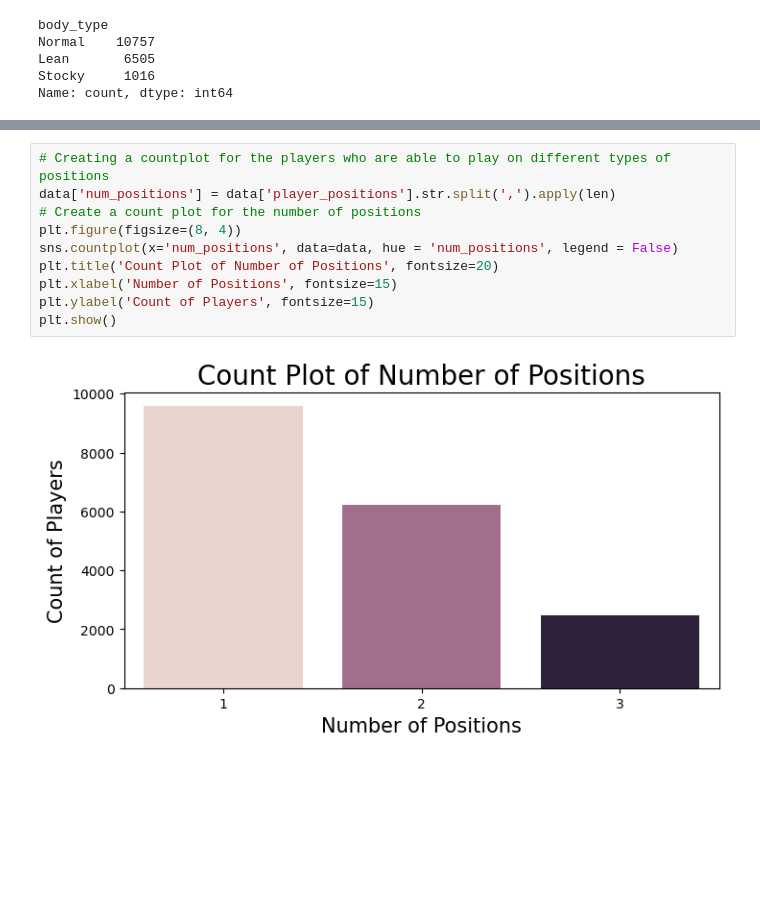
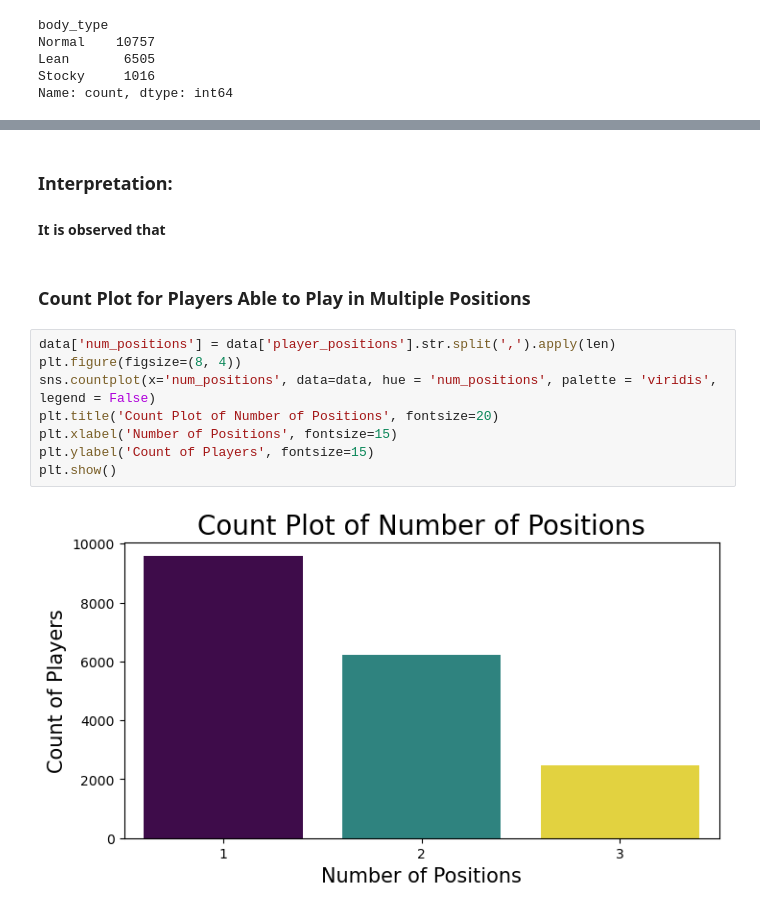
Before and after one commit to Keshav26022001/Projects, a Jupyter notebook: Fifa/Fifa_20.ipynb, the cells around one changed output, grey strips where cells are left out. Drawn from its saved outputs; the diff is of its cells as text; blank space fills up the shorter version.

```diff
--- a/Fifa/Fifa_20.ipynb
+++ b/Fifa/Fifa_20.ipynb
@@ -492,15 +499,18 @@ plt.tight_layout()
 plt.show()
 # %% [output]
 [figure]
+# %% [markdown]
+### Interpretation:
+#### It is observed that
+# %% [markdown]
+### Count Plot for Players Able to Play in Multiple Positions
 # %%
-# Creating a countplot for the players who are able to play on different types of positions
 data['num_positions'] = data['player_positions'].str.split(',').apply(len)
-# Create a count plot for the number of positions
 plt.figure(figsize=(8, 4))
-sns.countplot(x='num_positions', data=data, hue = 'num_positions', legend = False)
+sns.countplot(x='num_positions', data=data, hue = 'num_positions', palette = 'viridis', legend = False)
 plt.title('Count Plot of Number of Positions', fontsize=20)
 plt.xlabel('Number of Positions', fontsize=15)
 plt.ylabel('Count of Players', fontsize=15)
 plt.show()
 # %% [output]
-[figure, old version]
+[figure, new version]
```
Also changed, not shown: parts of 16 cells of this notebook.
